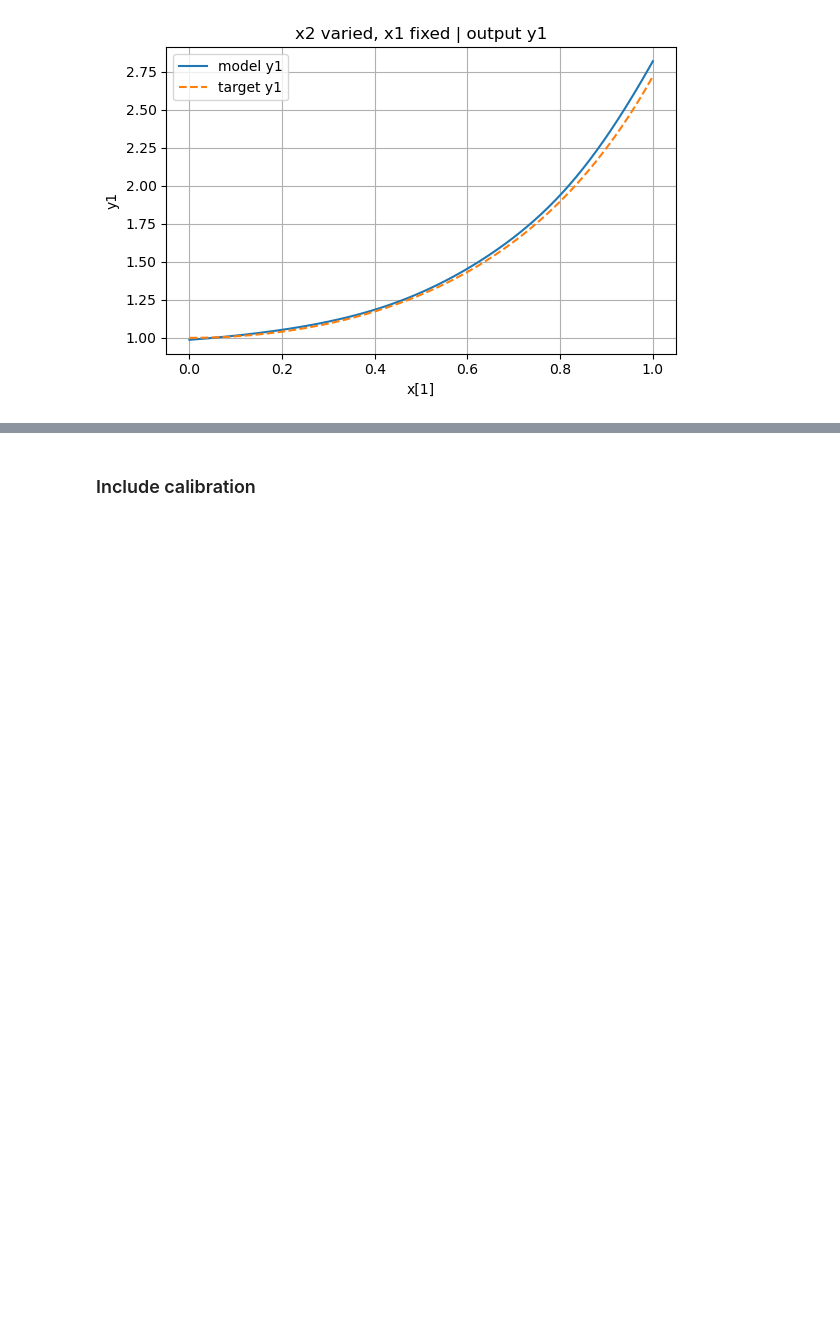
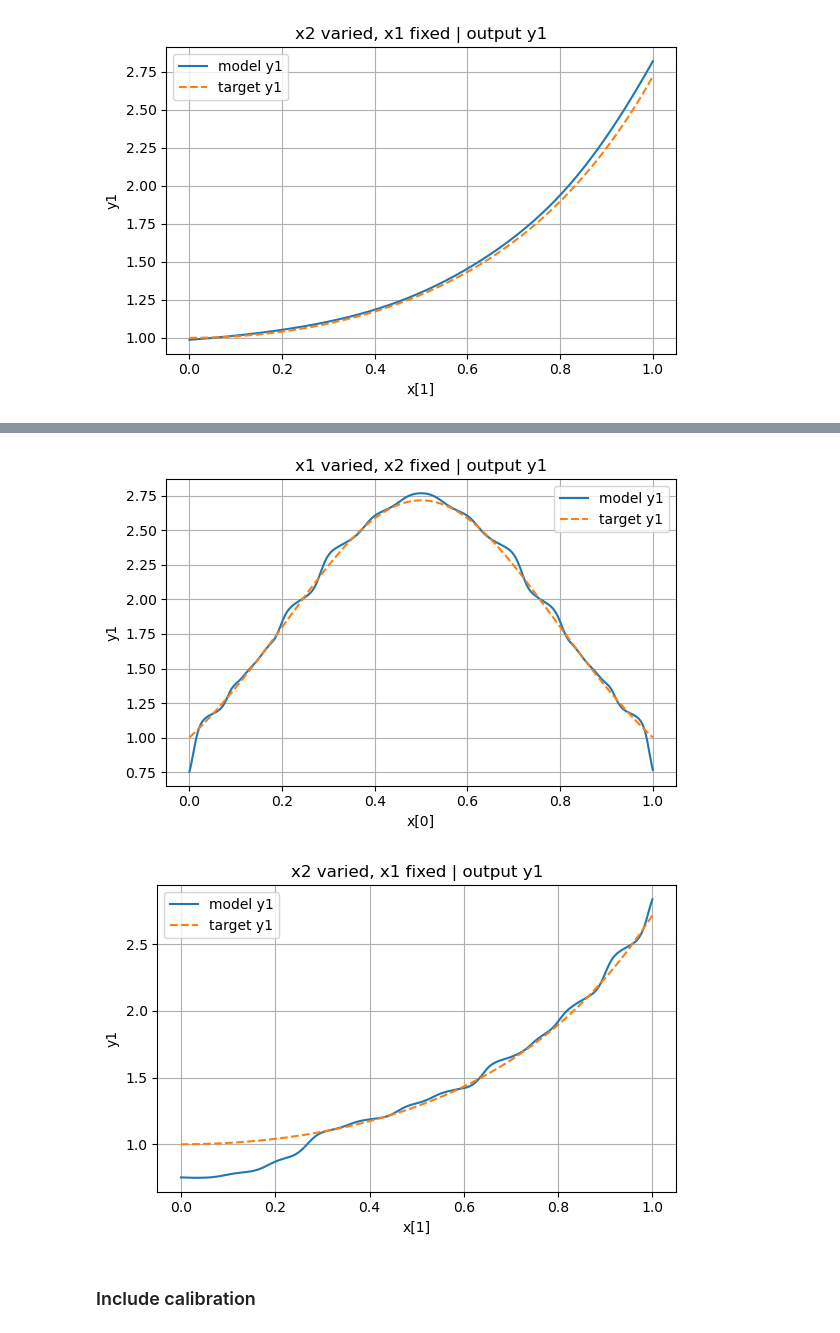
Before and after one commit to sofijaorlovic/photonic-KAN, a Jupyter notebook: affine_experiments.ipynb, the cells around one changed output, grey strips where cells are left out. Saved outputs shown, nothing was run; the diff lists cells and outputs as text; code cells hidden in the pictures; blank space fills up the shorter version.

```diff
--- a/affine_experiments.ipynb
+++ b/affine_experiments.ipynb
@@ -228,3 +362,13 @@ for s in stats:
+# %%
+model.plot_target_approximation(
+    target_fn=target_fn,
+    x_range=(x_min_test, x_max_test),
+    fixed_values=[0.0, 0.0],
+    resolution=400,
+)
+# %% [output]
+[figure, added]
+[figure, added]
 # %% [markdown]
 ### Include calibration
 # %%
```
Also changed, not shown: parts of 10 cells of this notebook, 1 other file.
